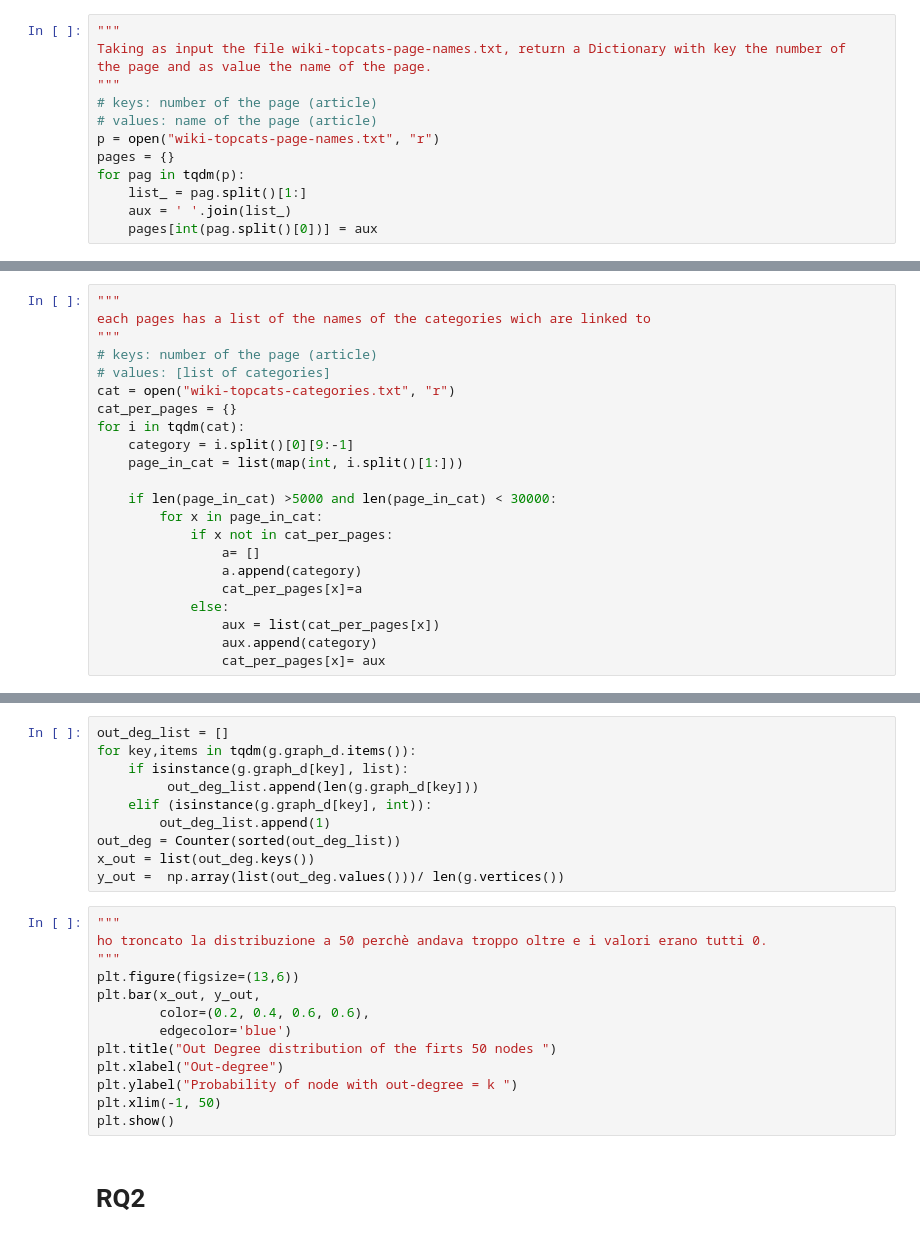
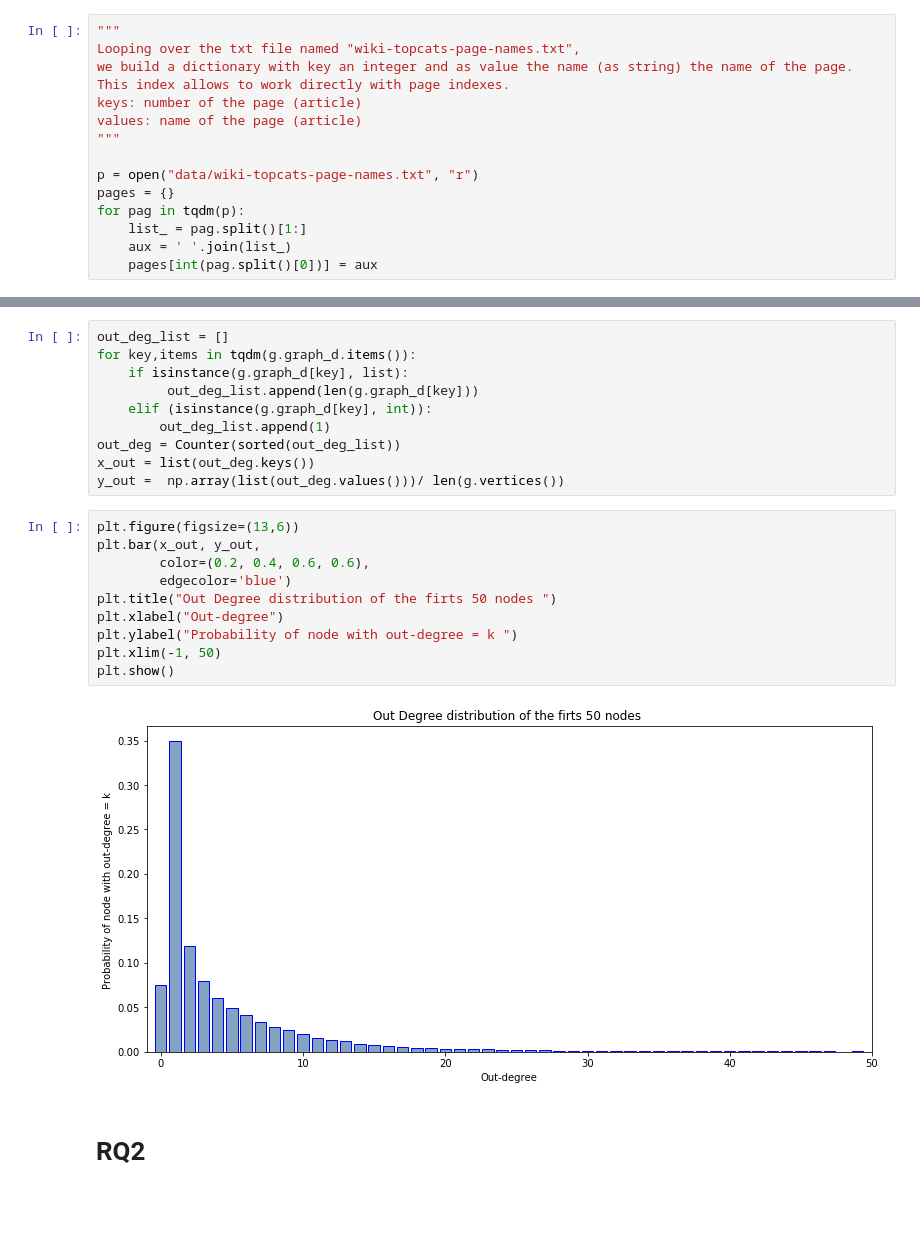
Before and after one commit to mimmospoto/ADM-HW5-Group23, a Jupyter notebook: main/main.ipynb, the cells around one changed output, grey strips where cells are left out. Drawn from its saved outputs; the diff is of its cells as text; blank space fills up the shorter version.

```diff
--- a/main/main.ipynb
+++ b/main/main.ipynb
@@ -31,12 +46,14 @@ save renamed dataset into a csv file
 df.to_csv('data/dataset.csv', index=False)
 # %%
 """
-Taking as input the file wiki-topcats-page-names.txt, return a Dictionary with key the number of
-the page and as value the name of the page.
+Looping over the txt file named "wiki-topcats-page-names.txt",
+we build a dictionary with key an integer and as value the name (as string) the name of the page.
+This index allows to work directly with page indexes.
+keys: number of the page (article)
+values: name of the page (article)
 """
-# keys: number of the page (article)
-# values: name of the page (article)
-p = open("wiki-topcats-page-names.txt", "r")
+
+p = open("data/wiki-topcats-page-names.txt", "r")
 pages = {}
 for pag in tqdm(p):
     list_ = pag.split()[1:]
@@ -66,22 +96,0 @@ categories = read_pickle('data/categories.pkl')
-# %%
-"""
-each pages has a list of the names of the categories wich are linked to
-"""
-# keys: number of the page (article)
-# values: [list of categories]
-cat = open("wiki-topcats-categories.txt", "r")
-cat_per_pages = {}
-for i in tqdm(cat):
-    category = i.split()[0][9:-1]
-    page_in_cat = list(map(int, i.split()[1:]))
-
-    if len(page_in_cat) >5000 and len(page_in_cat) < 30000:
-        for x in page_in_cat:
-            if x not in cat_per_pages:
-                a= []
-                a.append(category)
-                cat_per_pages[x]=a
-            else:
-                aux = list(cat_per_pages[x])
-                aux.append(category)
-                cat_per_pages[x]= aux
@@ -245,17 +250,16 @@ out_deg = Counter(sorted(out_deg_list))
 x_out = list(out_deg.keys())
 y_out =  np.array(list(out_deg.values()))/ len(g.vertices())
 # %%
-"""
-ho troncato la distribuzione a 50 perchè andava troppo oltre e i valori erano tutti 0.
-"""
 plt.figure(figsize=(13,6))
 plt.bar(x_out, y_out,
         color=(0.2, 0.4, 0.6, 0.6),
         edgecolor='blue')
 plt.title("Out Degree distribution of the firts 50 nodes ")
 plt.xlabel("Out-degree")
 plt.ylabel("Probability of node with out-degree = k ")
 plt.xlim(-1, 50)
 plt.show()
+# %% [output]
+[figure, added]
 # %% [markdown]
 # RQ2
```
Also changed, not shown: parts of 53 cells of this notebook, 27 other files.
